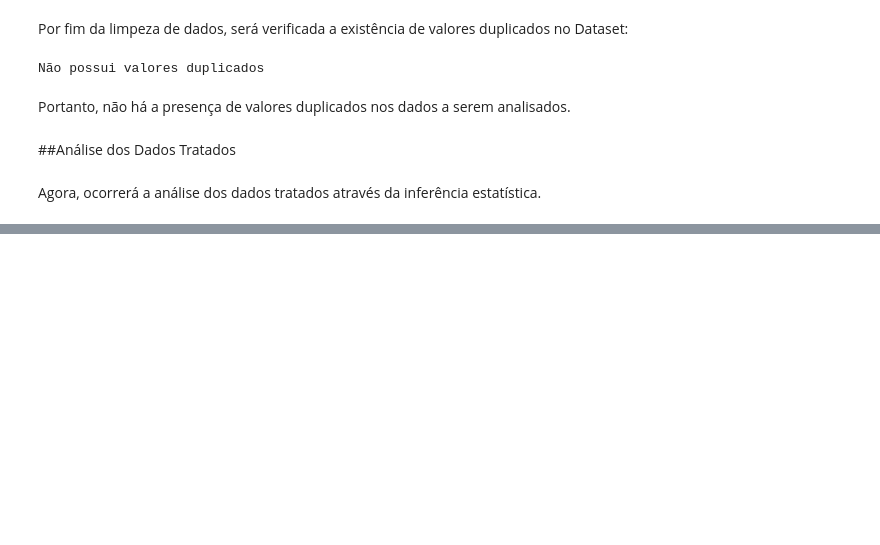
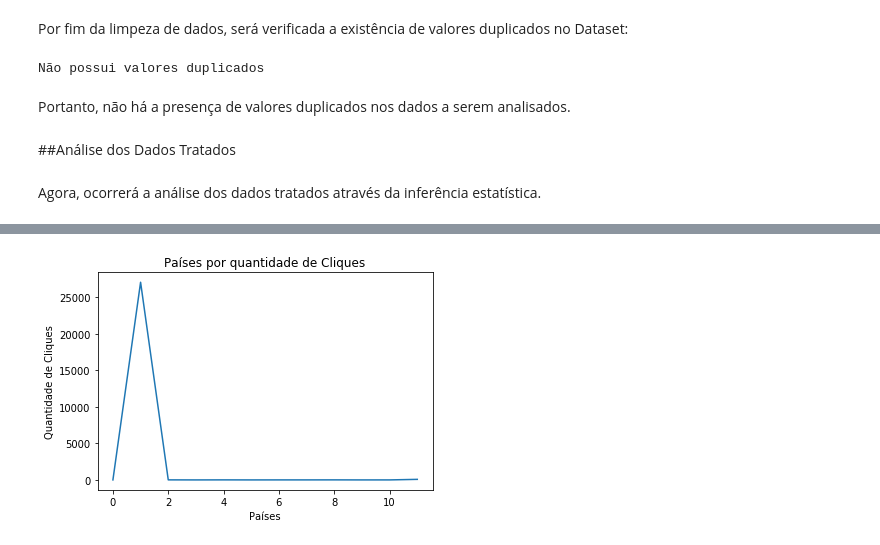
Before and after one commit to GinLuc/Case-Data-Analytics-Intern---RankMyApp, a Jupyter notebook: Analise_9CaBer_RankMyApp.ipynb, the cells around one changed output, grey strips where cells are left out. Drawn from its saved outputs; the diff is of its cells as text; code cells hidden in the pictures; blank space fills up the shorter version.

```diff
--- a/Analise_9CaBer_RankMyApp.ipynb
+++ b/Analise_9CaBer_RankMyApp.ipynb
@@ -254,0 +267,5 @@ De acordo com os dados da campanha anterior, suas segmentações utilizadas fora
+# %%
+#Criando um método para a conversão dos dados únicos para a geração de gráficos:
+def padrao_colunas(atributo):
+    labels = [x for x in range(0, taxi_app[atributo].nunique())]
+    return (labels)
@@ -256,0 +310,11 @@ Inicialmente será analisado os dados do atributo **Traffic Source ID**, sendo a
+# %%
+#Criação do Gráfico de Países com relação à quantidade de Cliques
+country = taxi_app.groupby(["Country"], as_index=True)["Click ID"].count()
+country_labels = padrao_colunas("Country")
+country_data = dict(zip(country_labels,country.keys()))
+pt.plot(country_labels, country.get_values());
+pt.title("Países por quantidade de Cliques");
+pt.xlabel("Países");
+pt.ylabel("Quantidade de Cliques");
+# %% [output]
+[figure, added]
```
Also changed, not shown: parts of 25 cells of this notebook.
